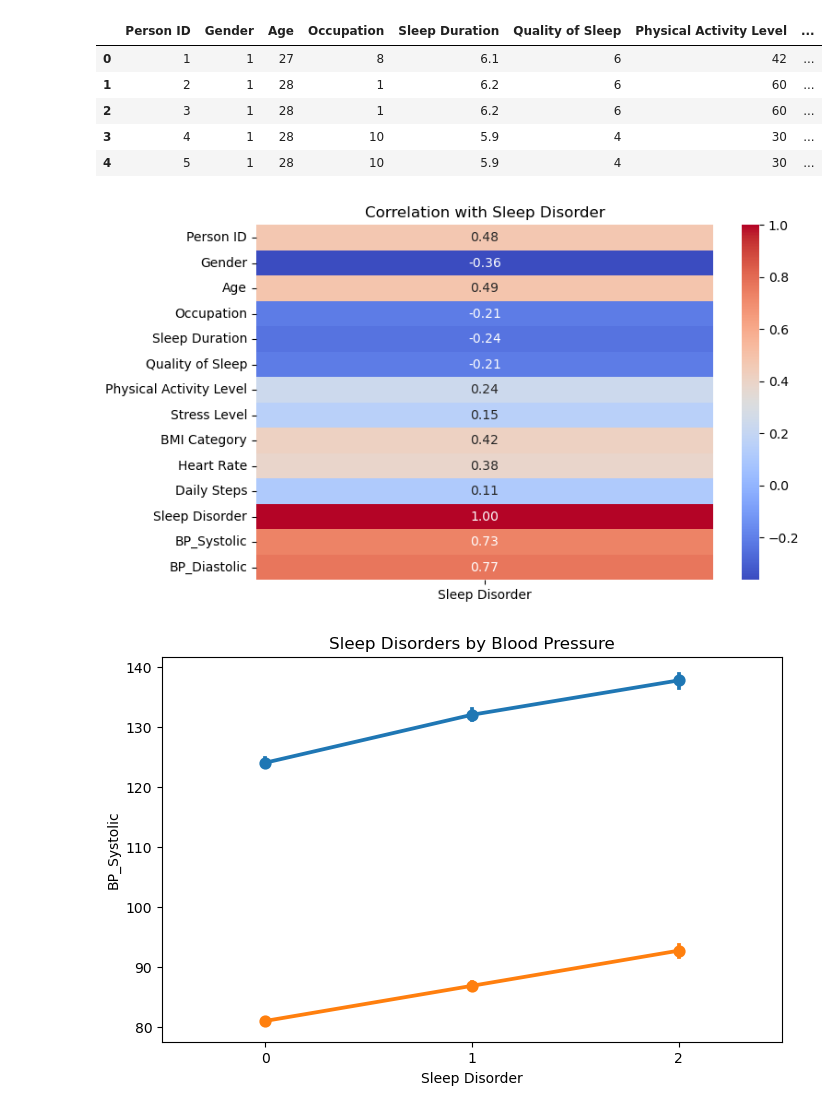
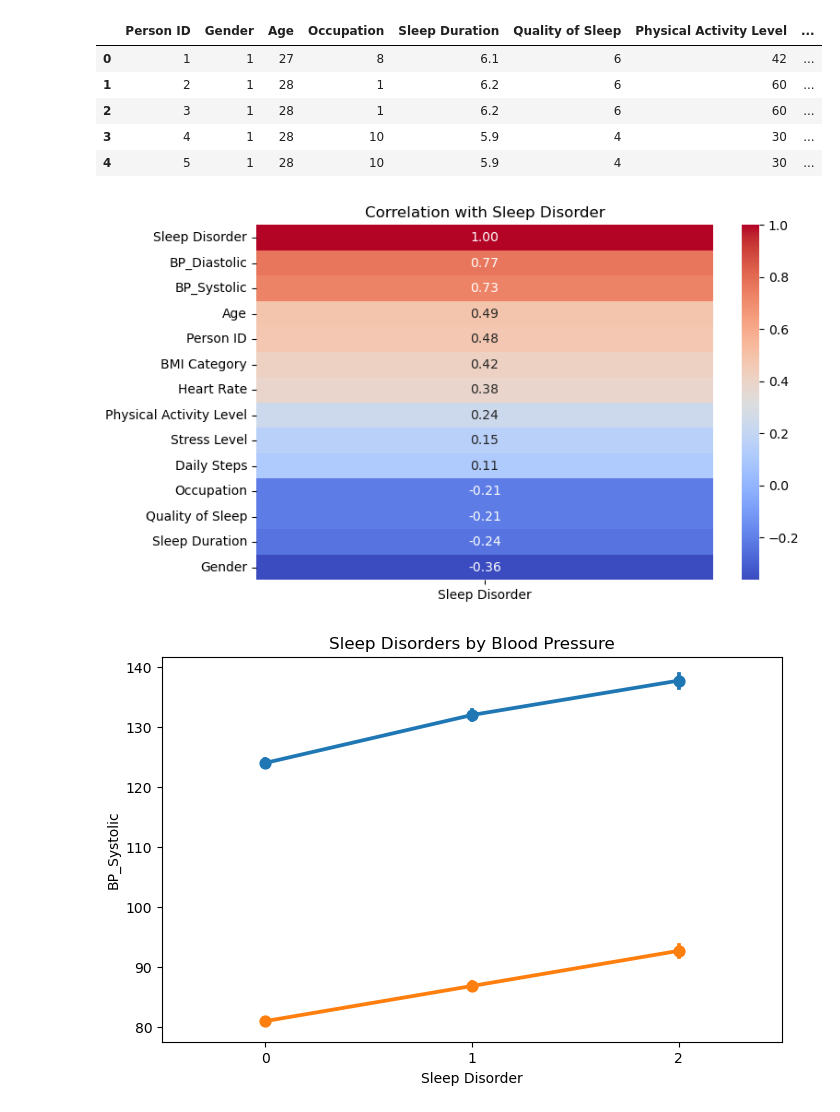
Before and after one commit to Havrylov-Serhii/Sleep_Health_and_Lifestyle, a Jupyter notebook: sleeping.ipynb, the cells around one changed output. Cells and saved outputs as stored; diff of their text form; code cells hidden in the pictures.

```diff
--- a/sleeping.ipynb
+++ b/sleeping.ipynb
@@ -214,14 +215,14 @@ df_new.head()
 | 3 | 4 | 1 | 28 | 10 | 5.9 | 4 | 30 | ... |
 | 4 | 5 | 1 | 28 | 10 | 5.9 | 4 | 30 | ... |
 # %%
-SD_corr = df_new.corr()[['Sleep Disorder']]
+SD_corr = df_new.corr()[['Sleep Disorder']].sort_values(by='Sleep Disorder', ascending=False)
 plt.figure(figsize=(8,5))
 sns.heatmap(SD_corr,cmap='coolwarm',annot=True,fmt=".2f")
 
 plt.title('Correlation with Sleep Disorder')
 plt.show()
 # %% [output]
-[figure, old version]
+[figure, new version]
 # %%
 plt.figure(figsize=(8,5))
 sns.pointplot(data=df_new, y='BP_Systolic', x='Sleep Disorder')
```
Also changed, not shown: parts of 37 cells of this notebook.
